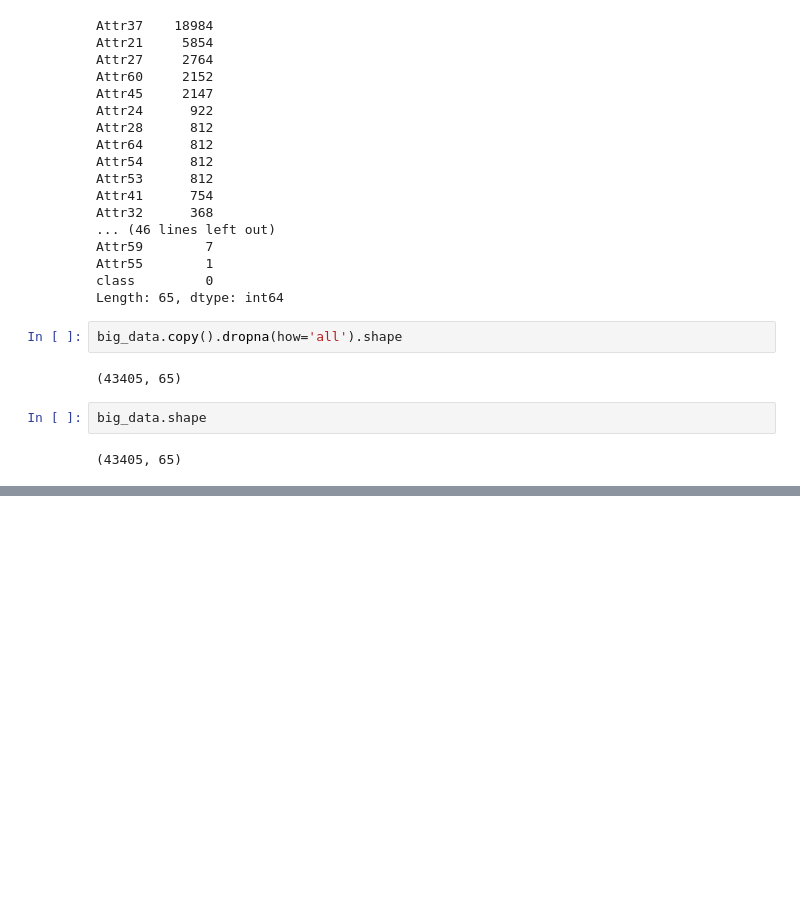
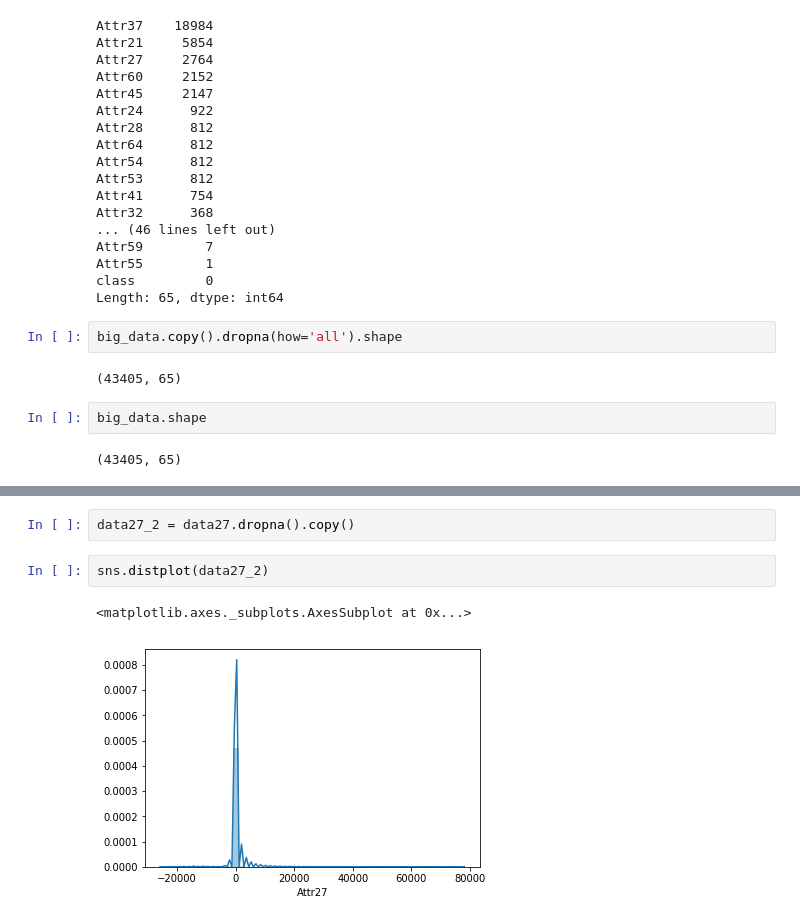
Before and after one commit to SiddharthPant/hackathon_bankruptcy, a Jupyter notebook: dataset_4/Untitled.ipynb, the cells around one changed output, grey strips where cells are left out. Drawn from its saved outputs; the diff is of its cells as text; blank space fills up the shorter version.

```diff
--- a/dataset_4/Untitled.ipynb
+++ b/dataset_4/Untitled.ipynb
@@ -52,0 +99,7 @@ big_data.shape
+# %%
+data27_2 = data27.dropna().copy()
+# %%
+sns.distplot(data27_2)
+# %% [output]
+<matplotlib.axes._subplots.AxesSubplot at 0x...>
+[figure, added]
```
Also changed, not shown: parts of 11 cells of this notebook, 2 other files.
